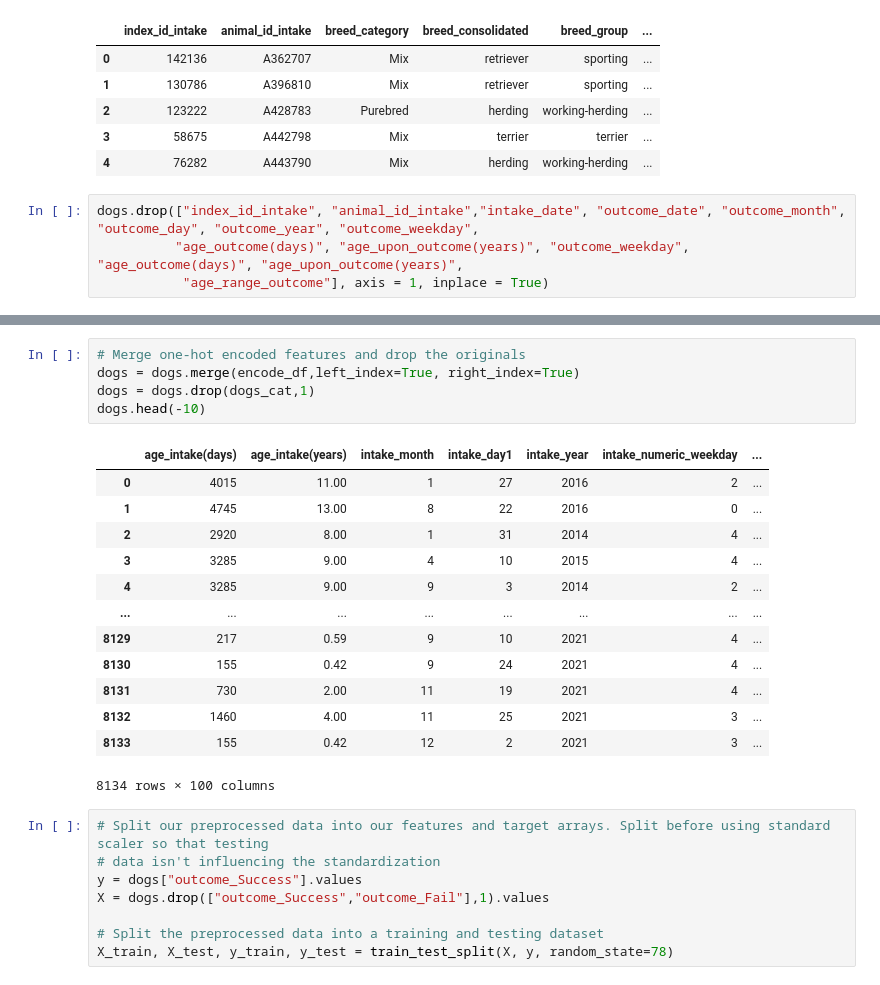
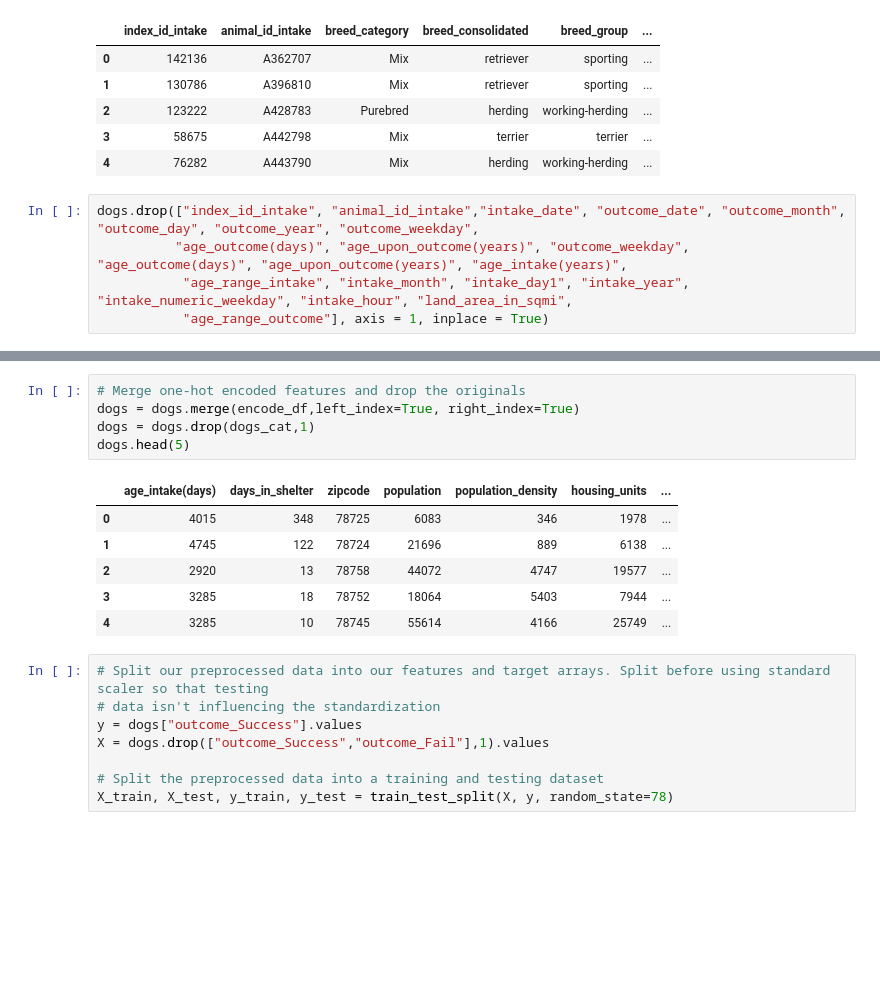
Before and after one commit to CorinneBean/Project_A_Team, a Jupyter notebook: Notebooks/Dogs Neural Network.ipynb, the cells around one changed output, grey strips where cells are left out. Cells and saved outputs as stored; diff of their text form; blank space fills up the shorter version.

```diff
--- a/Notebooks/Dogs Neural Network.ipynb
+++ b/Notebooks/Dogs Neural Network.ipynb
@@ -37,5 +39,6 @@ dogs.head()
 | 4 | 76282 | A443790 | Mix | herding | working-herding | ... |
 # %%
 dogs.drop(["index_id_intake", "animal_id_intake","intake_date", "outcome_date", "outcome_month", "outcome_day", "outcome_year", "outcome_weekday",
-          "age_outcome(days)", "age_upon_outcome(years)", "outcome_weekday", "age_outcome(days)", "age_upon_outcome(years)",
+          "age_outcome(days)", "age_upon_outcome(years)", "outcome_weekday", "age_outcome(days)", "age_upon_outcome(years)", "age_intake(years)",
+           "age_range_intake", "intake_month", "intake_day1", "intake_year", "intake_numeric_weekday", "intake_hour", "land_area_in_sqmi",
            "age_range_outcome"], axis = 1, inplace = True)
@@ -84,22 +91,15 @@ encode_df.head(-10)
 # %%
 # Merge one-hot encoded features and drop the originals
 dogs = dogs.merge(encode_df,left_index=True, right_index=True)
 dogs = dogs.drop(dogs_cat,1)
-dogs.head(-10)
+dogs.head(5)
 # %% [output]
-|  | age_intake(days) | age_intake(years) | intake_month | intake_day1 | intake_year | intake_numeric_weekday | ... |
-| 0 | 4015 | 11.00 | 1 | 27 | 2016 | 2 | ... |
-| 1 | 4745 | 13.00 | 8 | 22 | 2016 | 0 | ... |
-| 2 | 2920 | 8.00 | 1 | 31 | 2014 | 4 | ... |
-| 3 | 3285 | 9.00 | 4 | 10 | 2015 | 4 | ... |
-| 4 | 3285 | 9.00 | 9 | 3 | 2014 | 2 | ... |
-| ... | ... | ... | ... | ... | ... | ... | ... |
-| 8129 | 217 | 0.59 | 9 | 10 | 2021 | 4 | ... |
-| 8130 | 155 | 0.42 | 9 | 24 | 2021 | 4 | ... |
-| 8131 | 730 | 2.00 | 11 | 19 | 2021 | 4 | ... |
-| 8132 | 1460 | 4.00 | 11 | 25 | 2021 | 3 | ... |
-| 8133 | 155 | 0.42 | 12 | 2 | 2021 | 3 | ... |
+|  | age_intake(days) | days_in_shelter | zipcode | population | population_density | housing_units | ... |
+| 0 | 4015 | 348 | 78725 | 6083 | 346 | 1978 | ... |
+| 1 | 4745 | 122 | 78724 | 21696 | 889 | 6138 | ... |
+| 2 | 2920 | 13 | 78758 | 44072 | 4747 | 19577 | ... |
+| 3 | 3285 | 18 | 78752 | 18064 | 5403 | 7944 | ... |
+| 4 | 3285 | 10 | 78745 | 55614 | 4166 | 25749 | ... |
-8134 rows × 100 columns
 # %%
 # Split our preprocessed data into our features and target arrays. Split before using standard scaler so that testing
 # data isn't influencing the standardization
```
Also changed, not shown: parts of 35 cells of this notebook, 6 other files.
